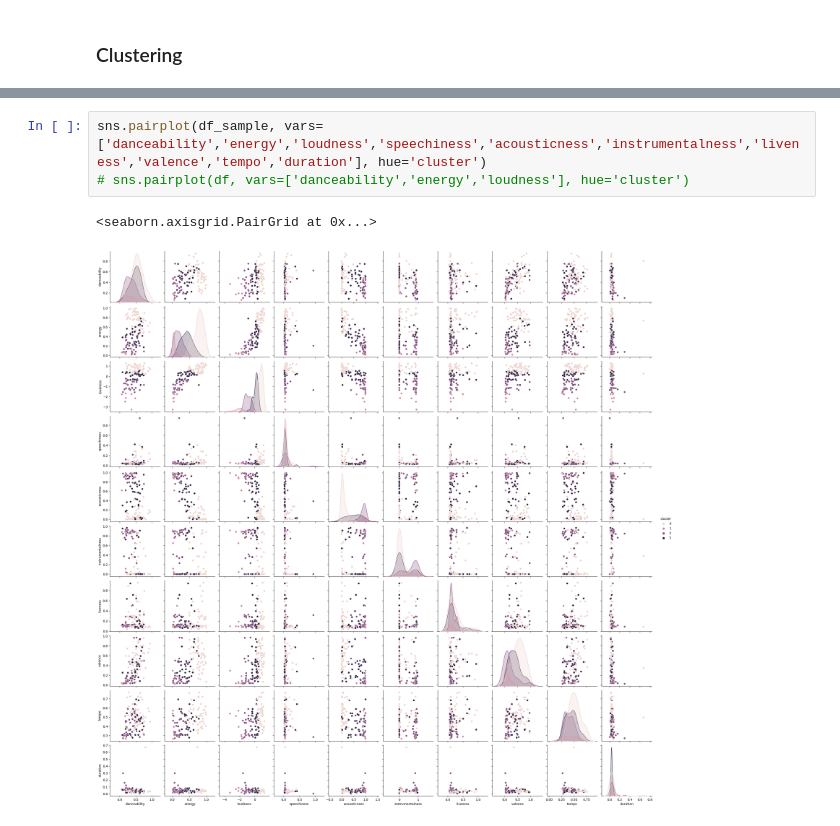
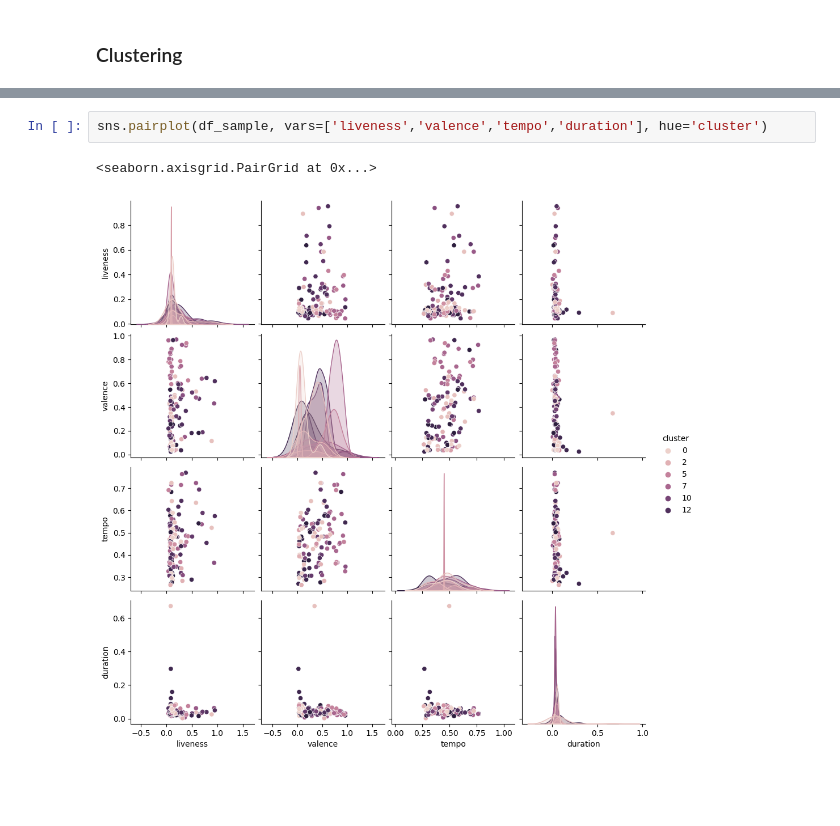
Before and after one commit to XxBeyonderxX/Music-Recommendation-System, a Jupyter notebook: recommender.ipynb, the cells around one changed output, grey strips where cells are left out. Drawn from its saved outputs; the diff is of its cells as text; blank space fills up the shorter version.

Commit message:
improved visuals of clusters

```diff
--- a/recommender.ipynb
+++ b/recommender.ipynb
@@ -311,6 +319,5 @@ df_sample = df.sample(frac=0.0001, random_state=42)
 # %%
-sns.pairplot(df_sample, vars=['danceability','energy','loudness','speechiness','acousticness','instrumentalness','liveness','valence','tempo','duration'], hue='cluster')
-# sns.pairplot(df, vars=['danceability','energy','loudness'], hue='cluster')
+sns.pairplot(df_sample, vars=['liveness','valence','tempo','duration'], hue='cluster')
 # %% [output]
 <seaborn.axisgrid.PairGrid at 0x...>
-[figure, old version]
+[figure, new version]
```
Also changed, not shown: parts of 5 cells of this notebook.
